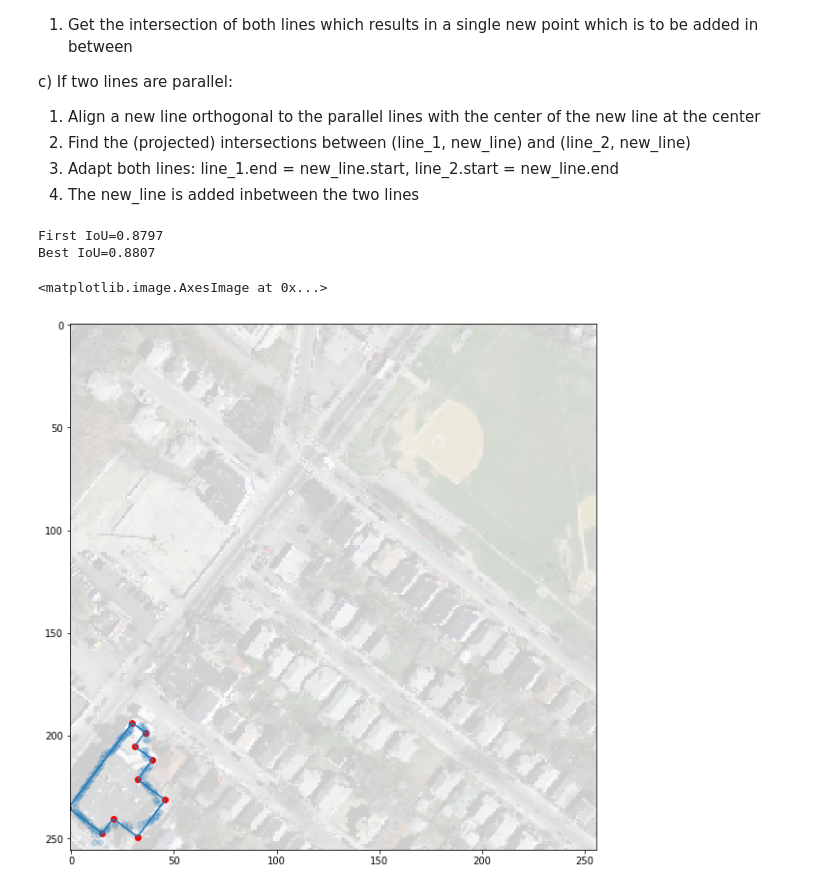
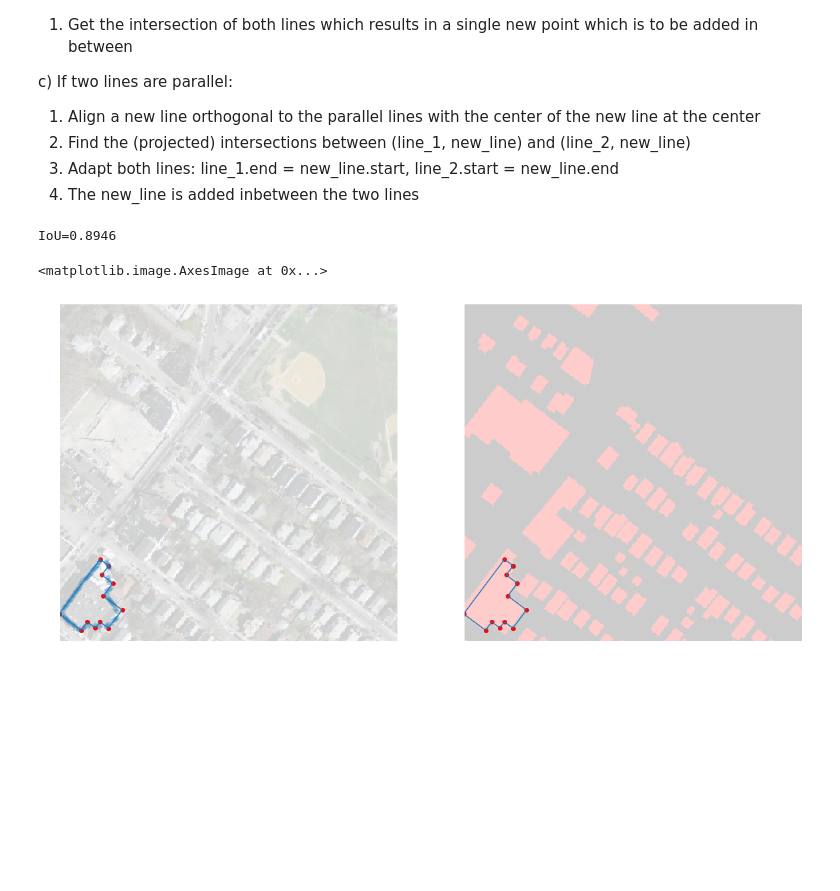
Before and after one commit to mnboos/osm-instance-segmentation, a Jupyter notebook: Regularization.ipynb, the cells around one changed output. Saved outputs shown, nothing was run; the diff lists cells and outputs as text; code cells hidden in the pictures; blank space fills up the shorter version.

```diff
--- a/Regularization.ipynb
+++ b/Regularization.ipynb
@@ -46,9 +46,12 @@ import os
 # p = os.path.join(os.getcwd(), "test", "data", "bigL.bmp")
 p = r"D:\training_images\some_other_city\23128930_15_1_2.tiff"
 image = plt.imread(p)
+mask = plt.imread(p[:-1])
 
-fig, ax = plt.subplots()
-ax.imshow(image)
-ax.axis('off')  # clear x- and y-axes
+fig, axarr = plt.subplots(1,2, figsize=(10,10))
+axarr[0].imshow(image)
+axarr[1].imshow(mask)
+axarr[0].axis('off')  # clear x- and y-axes
+axarr[1].axis('off')
 plt.show()
 # %% [output]
@@ -58,7 +61,7 @@ plt.show()
 # %%
 from core.predict import Predictor
 
-pedictor = Predictor(os.path.join(os.getcwd(), "model", "mask_rcnn_osm_0202.h5"))
+pedictor = Predictor(os.path.join(os.getcwd(), "model", "mask_rcnn_osm_0248.h5"))
 # %% [output]
 Using TensorFlow backend.
 # %% [markdown]
@@ -102,14 +105,15 @@ No handles with labels found to put in legend.
 from core.utils import make_lines
 from matplotlib import collections  as mc
 
-lines = make_lines(points.copy(), point_distance_threshold)
-lines = list(filter(lambda l: l.length >= line_length_threshold, lines))
+lines = make_lines(points.copy(), point_distance_threshold=point_distance_threshold, min_line_length=line_length_threshold)
+lines = list(filter(lambda l: l.length >= 2, lines))
 print("From {} points we got {} line segments.".format(len(points), len(lines)))
 
 lc = mc.LineCollection(map(lambda l: l.coords, lines))
 fig, ax = plt.subplots()
 ax.set(aspect='equal')
 ax.add_collection(lc)
+ax.axis('off')
 ax.autoscale()
 plt.gca().invert_yaxis()
 # %% [output]
@@ -267,11 +271,12 @@ while outline:
     lines_reordered.append(next_line)
 
 outline = lines_reordered
-for idx, line in enumerate(outline):
-    text(line.p1[0], line.p1[1], (idx+1), color=color)
+# for idx, line in enumerate(outline):
+#     text(line.p1[0], line.p1[1], (idx+1), color=color)
 
 lc = mc.LineCollection(map(lambda l: l.coords, outline), colors=color)
 ax.add_collection(lc)
+ax.axis('off')
 
 plt.gca().invert_yaxis()
 # %% [output]
@@ -293,8 +298,13 @@ c) If two lines are parallel:
 # %%
 from shapely.affinity import scale, rotate
 
-fig, ax = plt.subplots(figsize=(10,10))
+fig, axarr = plt.subplots(1,2, figsize=(20,20))
+ax = axarr[0]
+ax2 = axarr[1]
 ax.set(aspect='equal')
+ax.axis('off')
+ax2.set(aspect='equal')
+ax2.axis('off')
 
 corner_points = []
 for i, line in enumerate(outline):
@@ -315,43 +325,39 @@ for i, line in enumerate(outline):
         p_1 = scale(ls_1, 1000, 1000).intersection(center_line)
         p_2 = scale(ls_2, 1000, 1000).intersection(center_line)
         corner_points.append((p_1.x, p_1.y))
         corner_points.append((p_2.x, p_2.y))
     else:
         p = scale(ls_1, 1000, 1000).intersection(scale(ls_2, 1000, 1000))
         corner_points.append((p.x, p.y))
 
 corner_points.append(corner_points[0])
 final_lines = []
 for idx, p in enumerate(corner_points):
     p_next = corner_points[idx-1]
     final_lines.append((p, p_next))
 
 lc = mc.LineCollection(final_lines)
+lc2 = mc.LineCollection(final_lines)
 ax.add_collection(lc)
+ax2.add_collection(lc2)
 corners_x = np.asarray(list(map(lambda p: p[0], corner_points)))
 corners_y = np.asarray(list(map(lambda p: p[1], corner_points)))
 ax.scatter(corners_x, corners_y, color='red')
+ax2.scatter(corners_x, corners_y, color='red')
 
 x = np.asarray(list(map(lambda p: p[0], points)))
 y = np.asarray(list(map(lambda p: p[1], points)))
 ax.scatter(x, y, alpha=0.2)
+# ax2.scatter(x, y, alpha=0.05)
 
 poly_base = geometry.Polygon(points)
 poly_new = geometry.Polygon(corner_points)
 iou = poly_base.intersection(poly_new).area / poly_base.union(poly_new).area
-print("First IoU={}".format(np.round(iou,4)))
-best_angle = 0
-for rot in range(0, 180):
-    poly_new = rotate(poly_new, rot)
-    new_iou = poly_base.intersection(poly_new).area / poly_base.union(poly_new).area
-    if new_iou > iou:
-        iou = new_iou
-        best_angle = rot
-print("Best IoU={}".format(np.round(iou,4)))
-
+print("IoU={}".format(np.round(iou,4)))
+plt.gca().invert_yaxis()
 ax.imshow(image, alpha=0.2)
+ax2.imshow(mask, alpha=0.2)
 # %% [output]
-First IoU=0.8797
-Best IoU=0.8807
+IoU=0.8946
 <matplotlib.image.AxesImage at 0x...>
-[figure, old version]
+[figure, new version]
```
Also changed, not shown: parts of 6 cells of this notebook, 2 other files.
